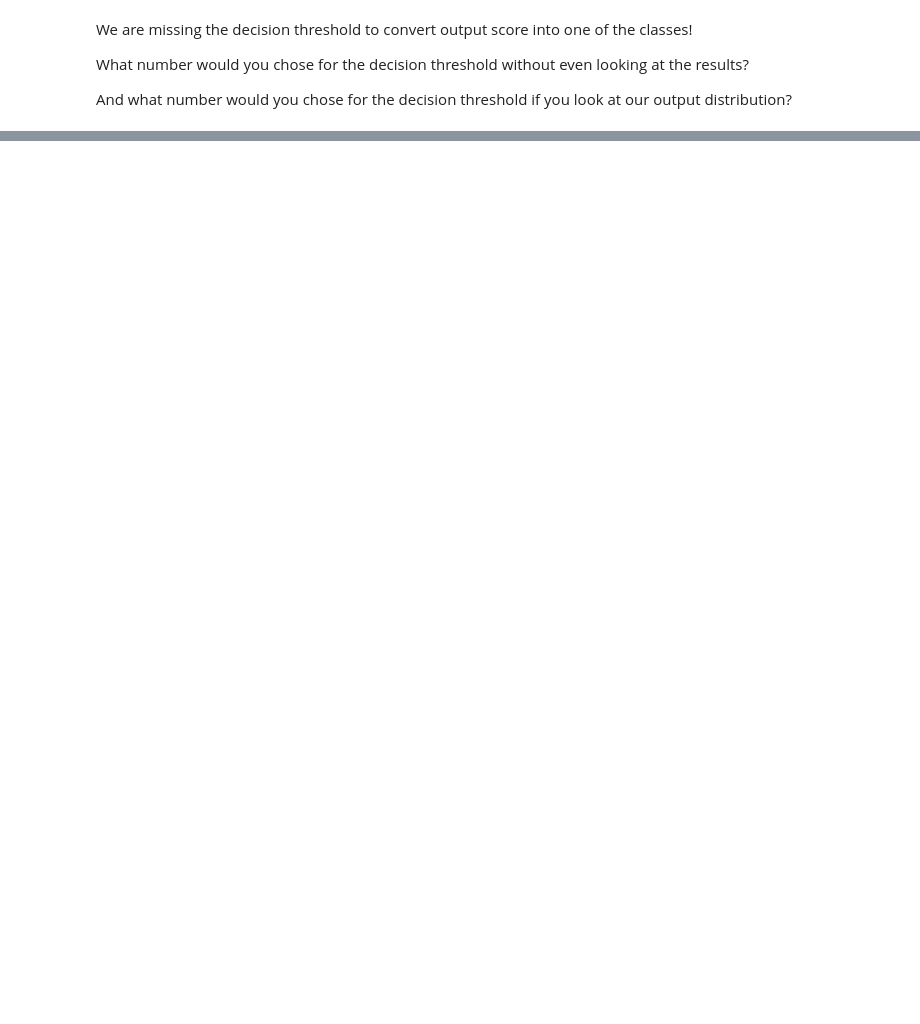
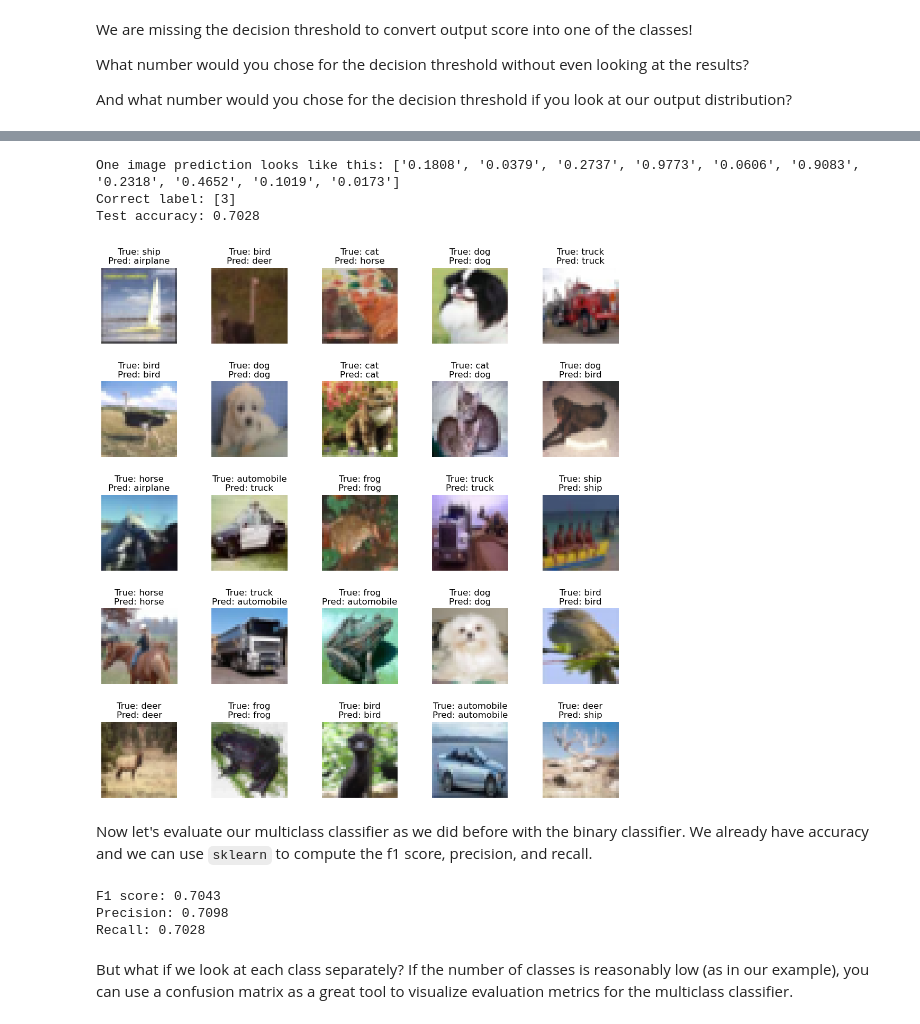
Before and after one commit to strvcom/ds-academy, a Jupyter notebook: lectures/05_lecture/model_evaluation.ipynb, the cells around one changed output, grey strips where cells are left out. Saved outputs shown, nothing was run; the diff lists cells and outputs as text; code cells hidden in the pictures; blank space fills up the shorter version.

```diff
--- a/lectures/05_lecture/model_evaluation.ipynb
+++ b/lectures/05_lecture/model_evaluation.ipynb
@@ -258,0 +275,10 @@ AUC = 0.9969054778
+# %%
+# Get cifar10 dataset
+(train_images, train_labels), (test_images, test_labels) = tf.keras.datasets.cifar10.load_data()
+
+# Convert labels to one-hot-encoding
+train_labels_onehot = tf.keras.utils.to_categorical(train_labels, num_classes=10)
+test_labels_onehot = tf.keras.utils.to_categorical(test_labels, num_classes=10)
+
+# Normalize pixel values to be between 0 and 1
+train_images, test_images = train_images / 255.0, test_images / 255.0
@@ -258,0 +343,52 @@ AUC = 0.9969054778
+# %%
+# Let's check how well we did on the testing set
+predicted_output = model.predict(test_images)
+
+# And focus on one prediction
+one_prediction = [f'{value:.4f}' for value in predicted_output[0]]
+print(f'One image prediction looks like this: {one_prediction}')
+print(f'Correct label: {test_labels[0]}')
+
+# Convert one-hot-encoding back to single number for better readibility
+predicted_labels = np.argmax(predicted_output, axis=1)
+acc = accuracy_score(test_labels, predicted_labels)
+print(f'Test accuracy: {acc:.4f}')
+# %% [output]
+One image prediction looks like this: ['0.1808', '0.0379', '0.2737', '0.9773', '0.0606', '0.9083', '0.2318', '0.4652', '0.1019', '0.0173']
+Correct label: [3]
+Test accuracy: 0.7028
+# %%
+# Let's plot some of the predictions to see where the model was correct and where it was wrong
+
+# Dictionary for converting class number to label
+id_to_label = {
+    0: 'airplane', 1: 'automobile', 2: 'bird', 3: 'cat', 4: 'deer',
+    5: 'dog', 6: 'frog', 7: 'horse', 8: 'ship', 9: 'truck'
+}
+
+# Plot few random images with true label and predicted label
+plt.figure(figsize=(13,13))
+for img_num in range(25):
+    ax = plt.subplot(5, 5, img_num+1)
+    img_id = random.randint(0, len(test_labels))
+    plt.imshow(test_images[img_id])
+    plt.subplots_adjust(hspace=0.5)
+    plt.title(f'True: {id_to_label[int(test_labels[img_id])]}\nPred: {id_to_label[int(predicted_labels[img_id])]}')
+    plt.axis("off")
+# %% [output]
+[figure, added]
+# %% [markdown]
+Now let's evaluate our multiclass classifier as we did before with the binary classifier. We already have accuracy and we can use `sklearn` to compute the f1 score, precision, and recall.
+# %%
+# Compute TP, TN, FP, FN, ACC, Precision, Recall, F1 and AUC for the top 1 as the whole
+f1 = f1_score(test_labels, predicted_labels, average='macro')
+precision = precision_score(test_labels, predicted_labels, average='macro')
+recall = recall_score(test_labels, predicted_labels, average='macro')
+
+print(f'F1 score: {f1:.4f}\nPrecision: {precision:.4f}\nRecall: {recall:.4f}')
+# %% [output]
+F1 score: 0.7043
+Precision: 0.7098
+Recall: 0.7028
+# %% [markdown]
+But what if we look at each class separately? If the number of classes is reasonably low (as in our example), you can use a confusion matrix as a great tool to visualize evaluation metrics for the multiclass classifier.
```
Also changed, not shown: parts of 43 cells of this notebook.
